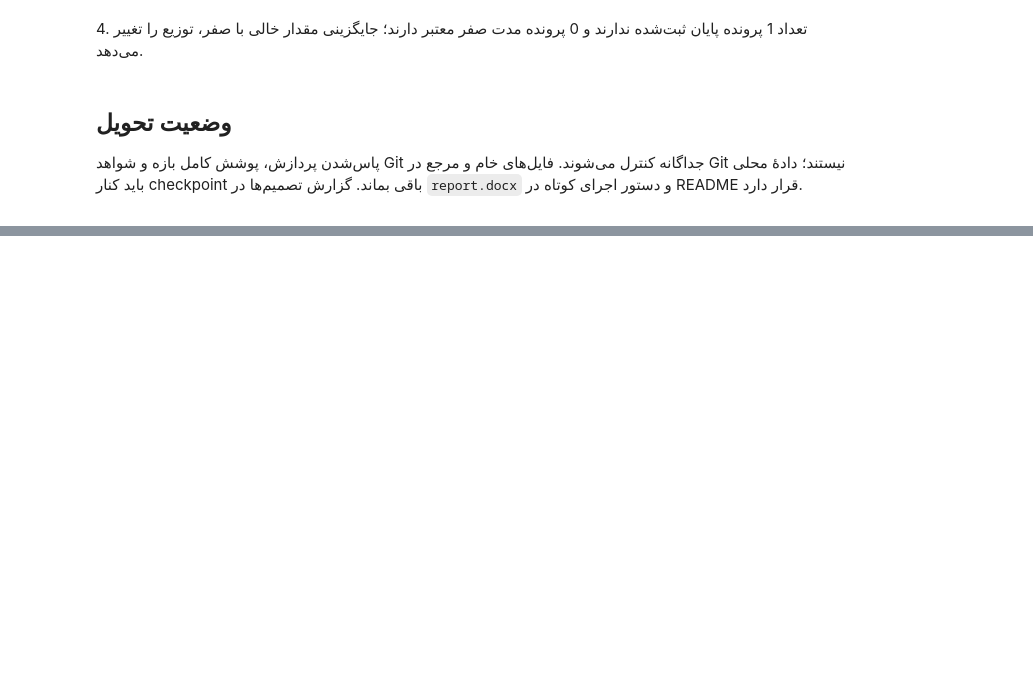
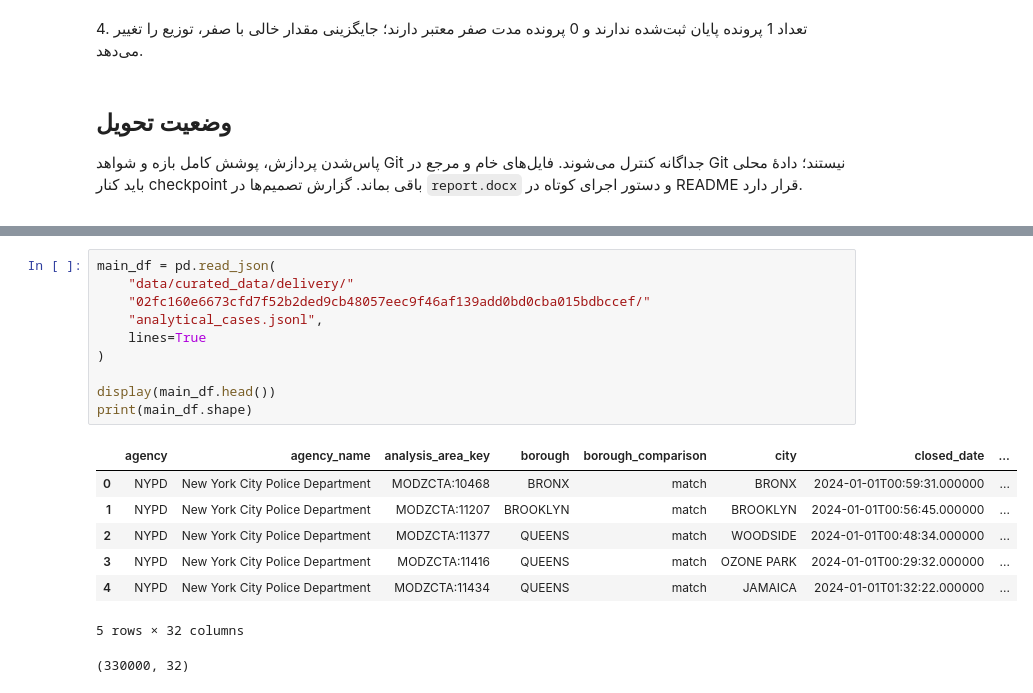
Before and after one commit to Ehsan-soveyzi/data_factory, a Jupyter notebook: stages/stage_01/solution.ipynb, the cells around one changed output, grey strips where cells are left out. Saved outputs shown, nothing was run; the diff lists cells and outputs as text; blank space fills up the shorter version.

```diff
--- a/solution.ipynb
+++ b/stages/stage_01/solution.ipynb
@@ -1205,3 +1210,22 @@ git_commits
 remaining_external_requirements    [Complete source acquisition if scope is parti...
 Name: submission_status, dtype: object
 1005
+# %%
+main_df = pd.read_json(
+    "data/curated_data/delivery/"
+    "02fc160e6673cfd7f52b2ded9cb48057eec9f46af139add0bd0cba015bdbccef/"
+    "analytical_cases.jsonl",
+    lines=True
+)
+
+display(main_df.head())
+print(main_df.shape)
+# %% [output]
+|  | agency | agency_name | analysis_area_key | borough | borough_comparison | city | closed_date | ... |
+| 0 | NYPD | New York City Police Department | MODZCTA:10468 | BRONX | match | BRONX | 2024-01-01T00:59:31.000000 | ... |
+| 1 | NYPD | New York City Police Department | MODZCTA:11207 | BROOKLYN | match | BROOKLYN | 2024-01-01T00:56:45.000000 | ... |
+| 2 | NYPD | New York City Police Department | MODZCTA:11377 | QUEENS | match | WOODSIDE | 2024-01-01T00:48:34.000000 | ... |
+| 3 | NYPD | New York City Police Department | MODZCTA:11416 | QUEENS | match | OZONE PARK | 2024-01-01T00:29:32.000000 | ... |
+| 4 | NYPD | New York City Police Department | MODZCTA:11434 | QUEENS | match | JAMAICA | 2024-01-01T01:32:22.000000 | ... |
+5 rows × 32 columns
+(330000, 32)
```
Also changed, not shown: parts of 10 cells of this notebook, 49 other files.
